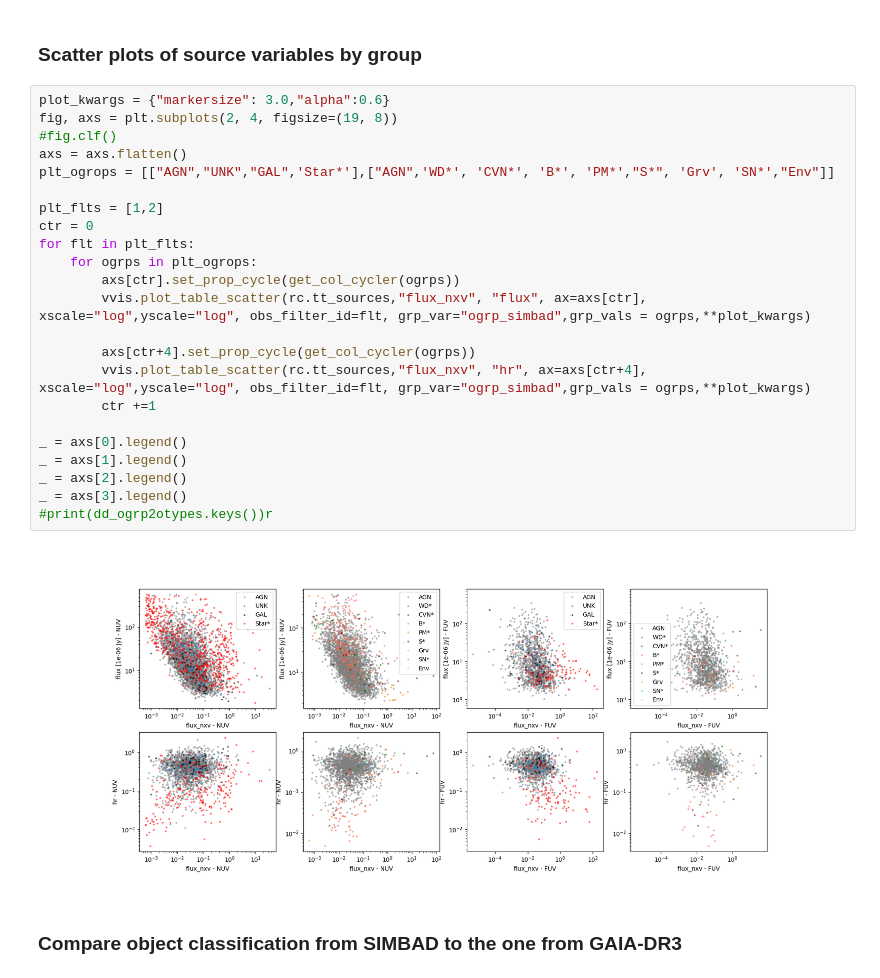
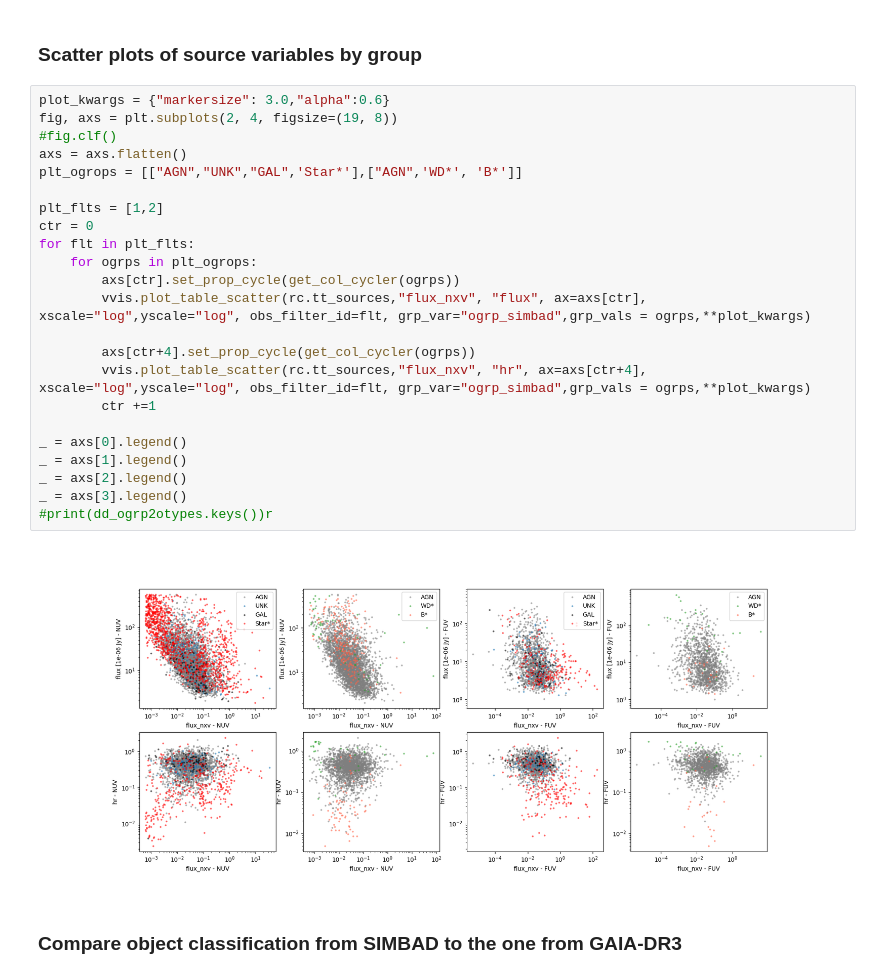
Before and after one commit to rbuehler/vasca, a Jupyter notebook: vasca/examples/cross_match.ipynb, the cells around one changed output. Cells and saved outputs as stored; diff of their text form.

```diff
--- a/vasca/examples/cross_match.ipynb
+++ b/vasca/examples/cross_match.ipynb
@@ -125,28 +114,28 @@ otype Candidate             Description               ogrp     Label
 # %%
 plot_kwargs = {"markersize": 3.0,"alpha":0.6}
 fig, axs = plt.subplots(2, 4, figsize=(19, 8))
 #fig.clf()
 axs = axs.flatten()
-plt_ogrops = [["AGN","UNK","GAL",'Star*'],["AGN",'WD*', 'CVN*', 'B*', 'PM*',"S*", 'Grv', 'SN*',"Env"]]
+plt_ogrops = [["AGN","UNK","GAL",'Star*'],["AGN",'WD*', 'B*']]
 
 plt_flts = [1,2]
 ctr = 0
 for flt in plt_flts:
     for ogrps in plt_ogrops:
         axs[ctr].set_prop_cycle(get_col_cycler(ogrps))
         vvis.plot_table_scatter(rc.tt_sources,"flux_nxv", "flux", ax=axs[ctr], xscale="log",yscale="log", obs_filter_id=flt, grp_var="ogrp_simbad",grp_vals = ogrps,**plot_kwargs)
 
         axs[ctr+4].set_prop_cycle(get_col_cycler(ogrps))
         vvis.plot_table_scatter(rc.tt_sources,"flux_nxv", "hr", ax=axs[ctr+4], xscale="log",yscale="log", obs_filter_id=flt, grp_var="ogrp_simbad",grp_vals = ogrps,**plot_kwargs)
         ctr +=1
 
 _ = axs[0].legend()
 _ = axs[1].legend()
 _ = axs[2].legend()
 _ = axs[3].legend()
 #print(dd_ogrp2otypes.keys())r
 # %% [output]
-[figure, old version]
+[figure, new version]
 # %% [markdown]
 ### Compare object classification from SIMBAD to the one from GAIA-DR3
 # %%
```
Also changed, not shown: parts of 9 cells of this notebook, 7 other files.
